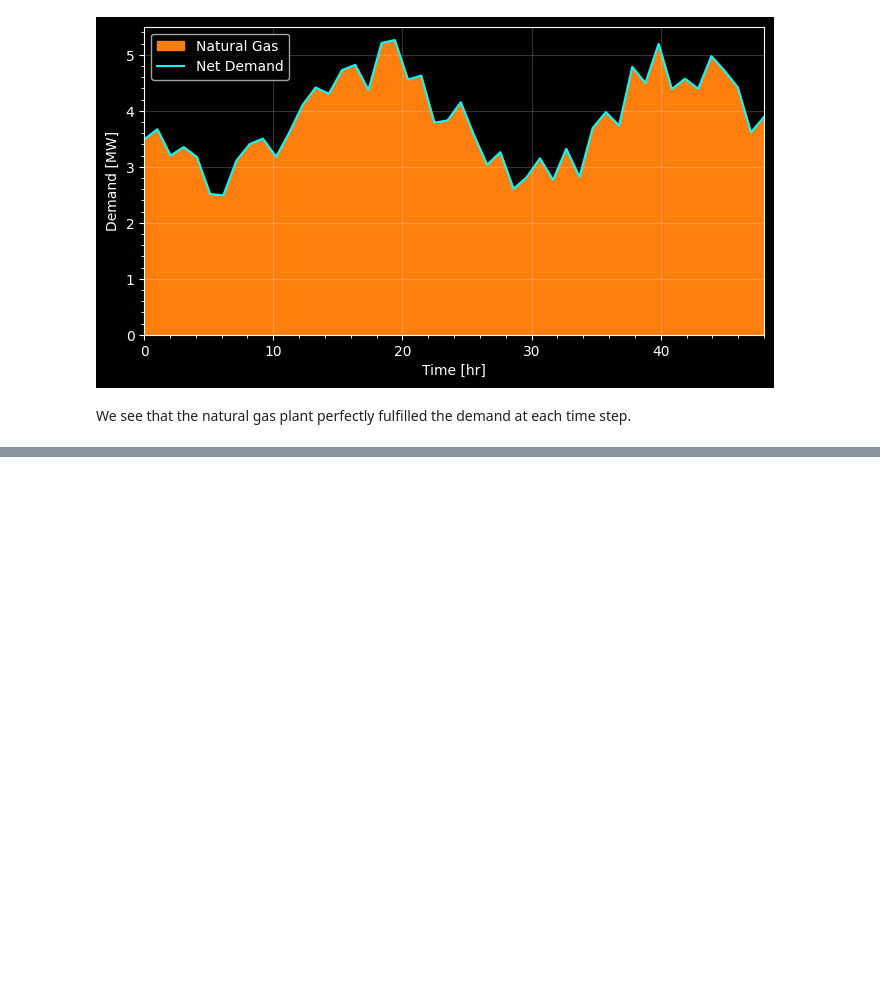
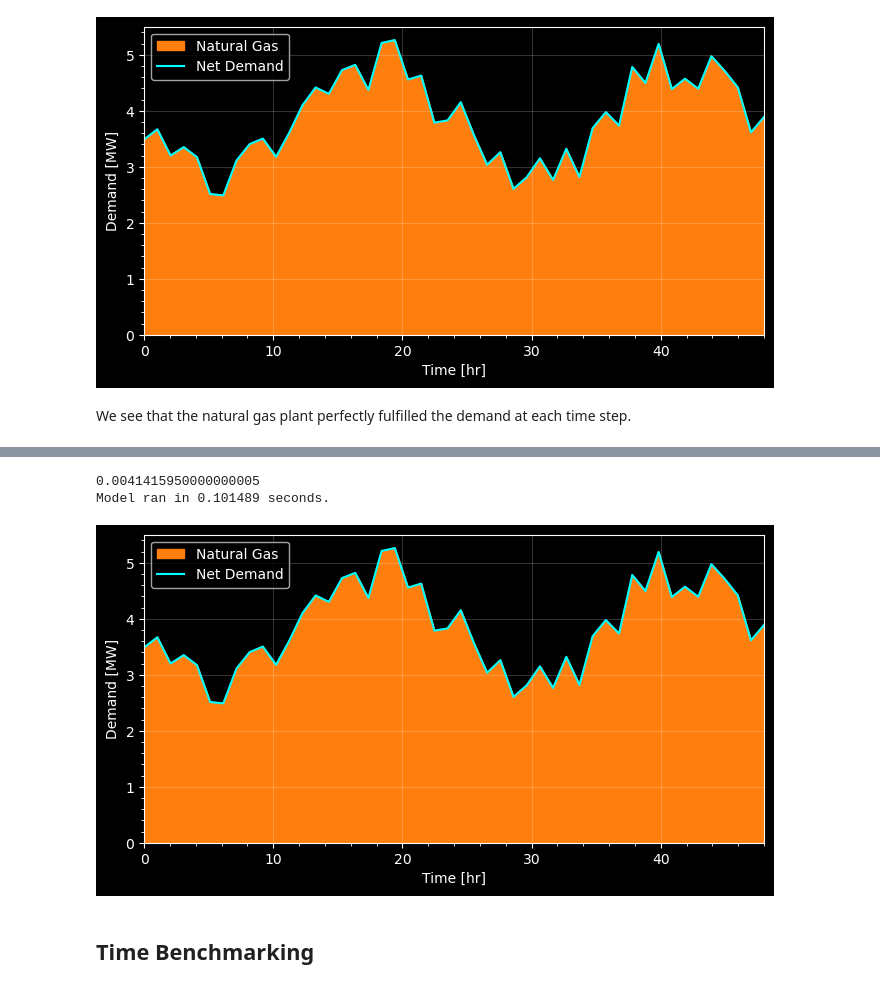
Before and after one commit to arfc/osier, a Jupyter notebook: docs/source/examples/dispatch_tutorial.ipynb, the cells around one changed output, grey strips where cells are left out. Saved outputs shown, nothing was run; the diff lists cells and outputs as text; code cells hidden in the pictures; blank space fills up the shorter version.

Commit message:
updates dispatch tutorial with new model

```diff
--- a/docs/source/examples/dispatch_tutorial.ipynb
+++ b/docs/source/examples/dispatch_tutorial.ipynb
@@ -187,0 +200,33 @@ We see that the natural gas plant perfectly fulfilled the demand at each time st
+# %%
+start = time.perf_counter()
+model = LogicDispatchModel(technology_list=technology_mix,
+                      net_demand=demand
+                     )
+model.solve()  # add your preferred solver here!
+end = time.perf_counter()
+print(model.objective)
+print(f"Model ran in {(end-start):3f} seconds.")
+# %% [output]
+0.0041415950000000005
+Model ran in 0.101489 seconds.
+# %%
+with plt.style.context("dark_background"):
+    fig, ax = plt.subplots(figsize=(8,4))
+    ax.grid(alpha=0.2)
+    ax.minorticks_on()
+    ax.fill_between(hours,
+                    y1=0,
+                    y2=model.results['NaturalGas_Conv'].values,
+                    color='tab:orange',
+                    label='Natural Gas')
+    ax.plot(hours, model.net_demand, color='cyan', label='Net Demand')
+    ax.set_xlim(0,48)
+    ax.set_ylim(0,5.5)
+    ax.legend()
+    ax.set_ylabel("Demand [MW]")
+    ax.set_xlabel("Time [hr]")
+    plt.show()
+# %% [output]
+[figure, added]
+# %% [markdown]
+## Time Benchmarking
```
Also changed, not shown: parts of 8 cells of this notebook, 1 other file.
